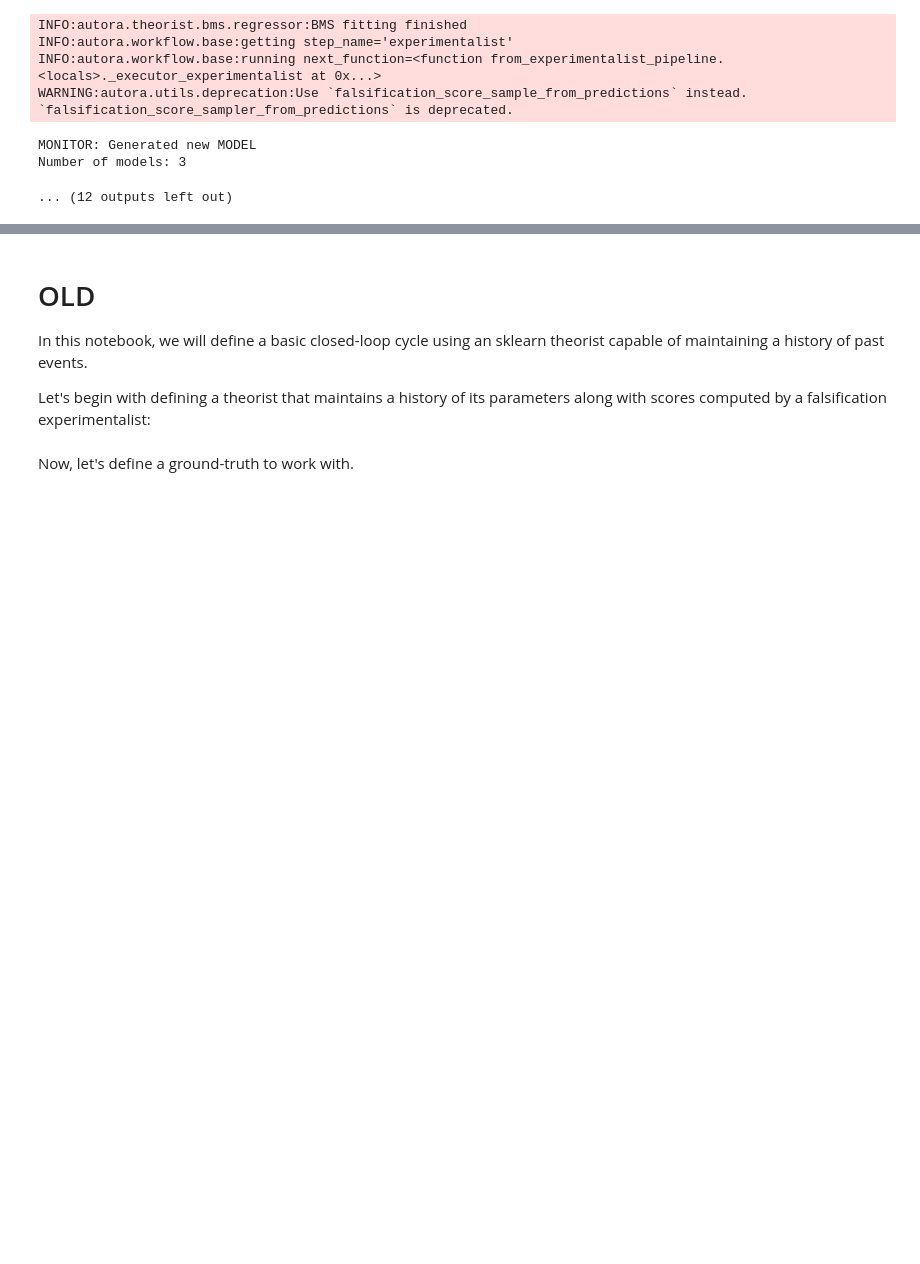
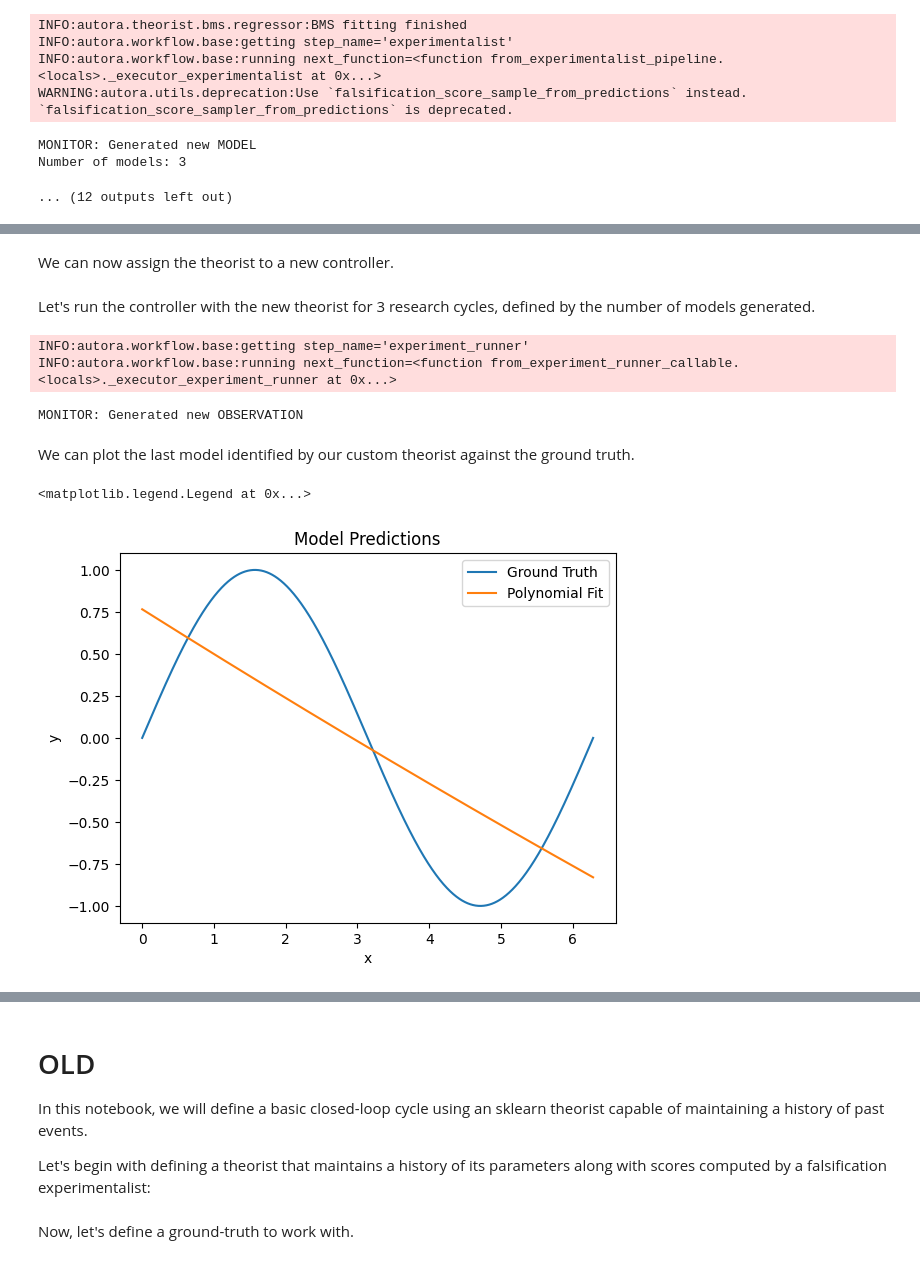
Before and after one commit to AutoResearch/autora, a Jupyter notebook: docs/tutorials/Basic Usage.ipynb, the cells around one changed output, grey strips where cells are left out. Saved outputs shown, nothing was run; the diff lists cells and outputs as text; code cells hidden in the pictures; blank space fills up the shorter version.

```diff
--- a/docs/tutorials/Basic Usage.ipynb
+++ b/docs/tutorials/Basic Usage.ipynb
@@ -872,0 +935,4 @@ ValueError: need at least one array to concatenate
+# %%
+from autora.workflow.state import History
+
+state = History(variables=metadata, params=params)
@@ -872,0 +941,5 @@ ValueError: need at least one array to concatenate
+# %%
+def monitor(state):
+    all_observations = [item for sublist in state.observations for item in sublist]
+    num_observations = len(all_observations)
+    print(f"MONITOR: Number of observations {num_observations}")
@@ -872,0 +1099,46 @@ ValueError: need at least one array to concatenate
+# %% [markdown]
+We can now assign the theorist to a new controller.
+# %%
+# define controller
+controller_with_polynomial_theorist = Controller(
+    monitor=monitor,
+    variables=metadata,
+    experimentalist=falsification_sample,
+    experiment_runner=run_experiment,
+    theorist=PolynomialRegressor(degree = 3),
+    params=params,
+)
+
+# seed controller
+controller_with_polynomial_theorist.seed(conditions=[seed_conditions])
+# %% [markdown]
+Let's run the controller with the new theorist for 3 research cycles, defined by the number of models generated.
+# %%
+from itertools import takewhile
+
+continue_criterion = lambda controller: len(controller.state.models) < 3
+
+for step in takewhile(continue_criterion, controller_with_polynomial_theorist):
+    print(f"Number of models: {len(step.state.models)}")
+# %% [output]
+INFO:autora.workflow.base:getting step_name='experiment_runner'
+INFO:autora.workflow.base:running next_function=<function from_experiment_runner_callable.<locals>._executor_experiment_runner at 0x...>
+MONITOR: Generated new OBSERVATION
+# %% [markdown]
+We can plot the last model identified by our custom theorist against the ground truth.
+# %%
+last_polynomial_model = controller_with_polynomial_theorist.state.models[-1]
+
+predicted_observations_polynomial = last_polynomial_model.predict(condition_pool)
+
+# plot model predictions against ground-truth
+import matplotlib.pyplot as plt
+plt.plot(condition_pool, ground_truth(condition_pool), label='Ground Truth')
+plt.plot(condition_pool, predicted_observations_polynomial, label='Polynomial Fit')
+plt.xlabel('x')
+plt.ylabel('y')
+plt.title('Model Predictions')
+plt.legend()
+# %% [output]
+<matplotlib.legend.Legend at 0x...>
+[figure, added]
```
Also changed, not shown: parts of 30 cells of this notebook.
